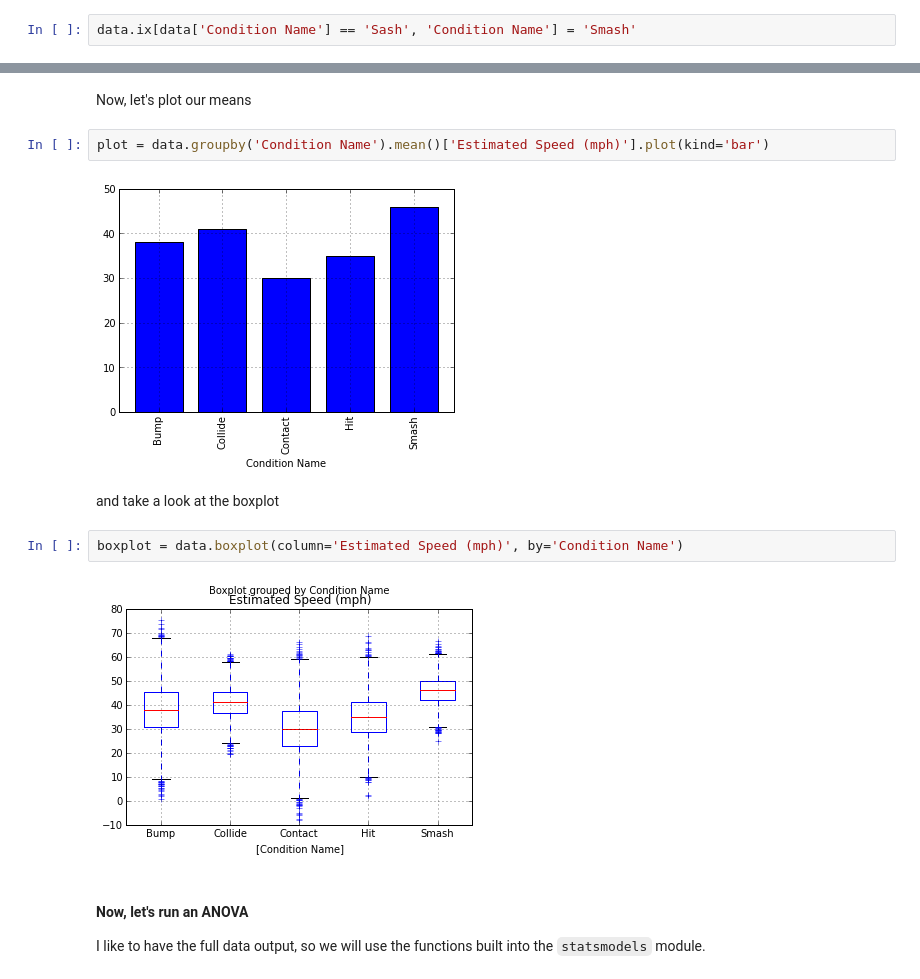
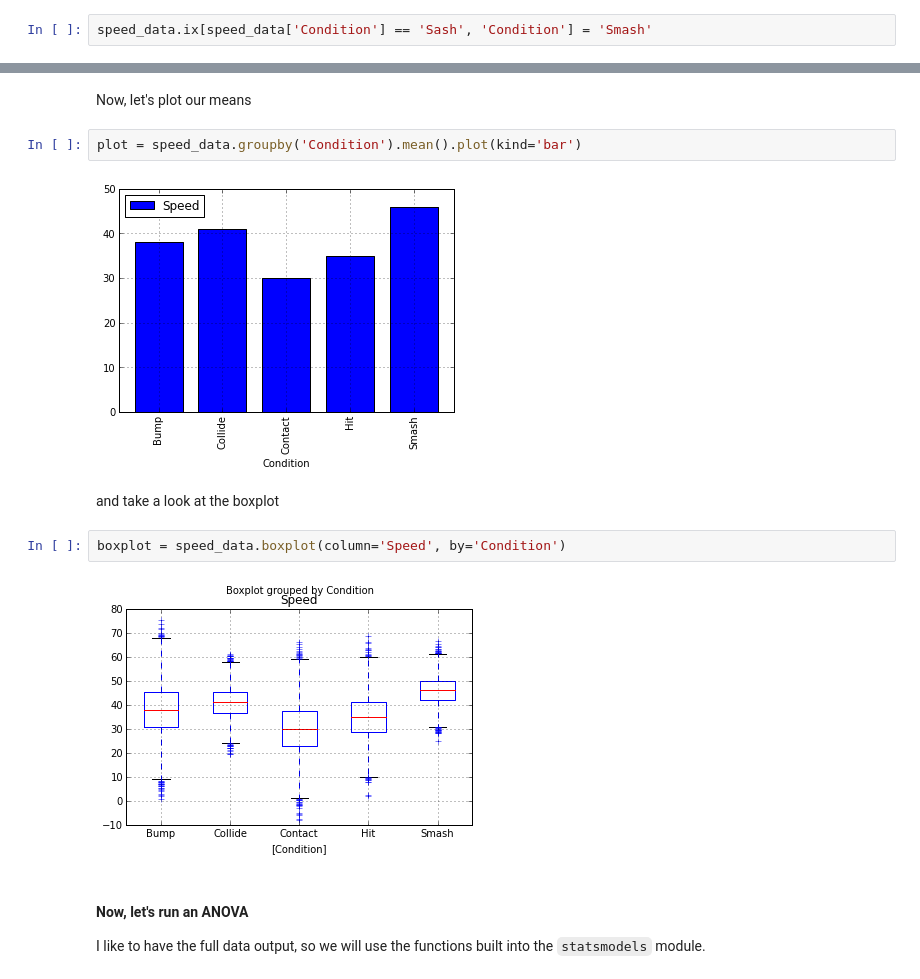
Before and after one commit to swcarpentry/DEPRECATED-bc, a Jupyter notebook: example/loftus/Loftus_example.ipynb, the cells around one changed output, grey strips where cells are left out. Cells and saved outputs as stored; diff of their text form.

```diff
--- a/example/loftus/Loftus_example.ipynb
+++ b/example/loftus/Loftus_example.ipynb
@@ -222,5 +223,5 @@ Name: Condition Name, dtype: object
 # %%
-data.ix[data['Condition Name'] == 'Sash', 'Condition Name'] = 'Smash'
+speed_data.ix[speed_data['Condition'] == 'Sash', 'Condition'] = 'Smash'
 # %% [markdown]
 And let's check our numbers again.
 # %%
@@ -325,15 +305,15 @@ Populating the interactive namespace from numpy and matplotlib
 # %% [markdown]
 Now, let's plot our means
 # %%
-plot = data.groupby('Condition Name').mean()['Estimated Speed (mph)'].plot(kind='bar')
+plot = speed_data.groupby('Condition').mean().plot(kind='bar')
 # %% [output]
-[figure, old version]
+[figure, new version]
 # %% [markdown]
 and take a look at the boxplot
 # %%
-boxplot = data.boxplot(column='Estimated Speed (mph)', by='Condition Name')
+boxplot = speed_data.boxplot(column='Speed', by='Condition')
 # %% [output]
-[figure, old version]
+[figure, new version]
 # %% [markdown]
 #### Now, let's run an ANOVA
 
```
Also changed, not shown: parts of 39 cells of this notebook.
